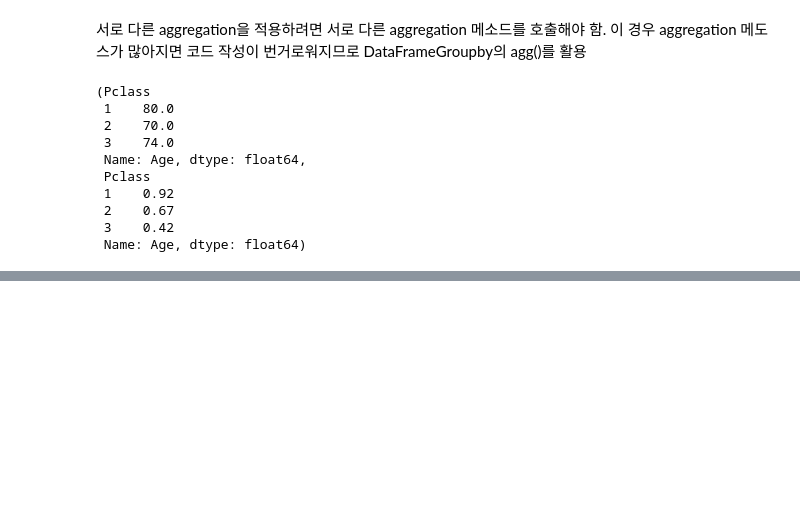
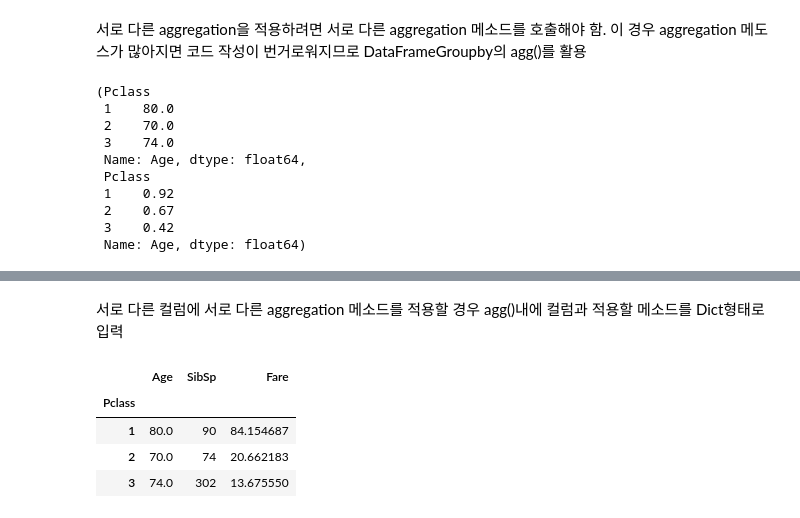
Before and after one commit to seongbeom-kr/machine_learning_base, a Jupyter notebook: Pandas/Pandas.ipynb, the cells around one changed output, grey strips where cells are left out. Cells and saved outputs as stored; diff of their text form; code cells hidden in the pictures; blank space fills up the shorter version.

```diff
--- a/Pandas/Pandas.ipynb
+++ b/Pandas/Pandas.ipynb
@@ -901,0 +910,11 @@ titanic_df.groupby('Pclass')['Age'].max(), titanic_df.groupby('Pclass')['Age'].m
+# %% [markdown]
+서로 다른 컬럼에 서로 다른 aggregation 메소드를 적용할 경우 agg()내에 컬럼과 적용할 메소드를 Dict형태로 입력
+# %%
+agg_format={'Age':'max','SibSp':'sum','Fare':'mean'}
+titanic_df.groupby('Pclass').agg(agg_format)
+# %% [output]
+|  | Age | SibSp | Fare |
+| Pclass |  |  |  |
+| 1 | 80.0 | 90 | 84.154687 |
+| 2 | 70.0 | 74 | 20.662183 |
+| 3 | 74.0 | 302 | 13.675550 |
```
Also changed, not shown: parts of 6 cells of this notebook.
